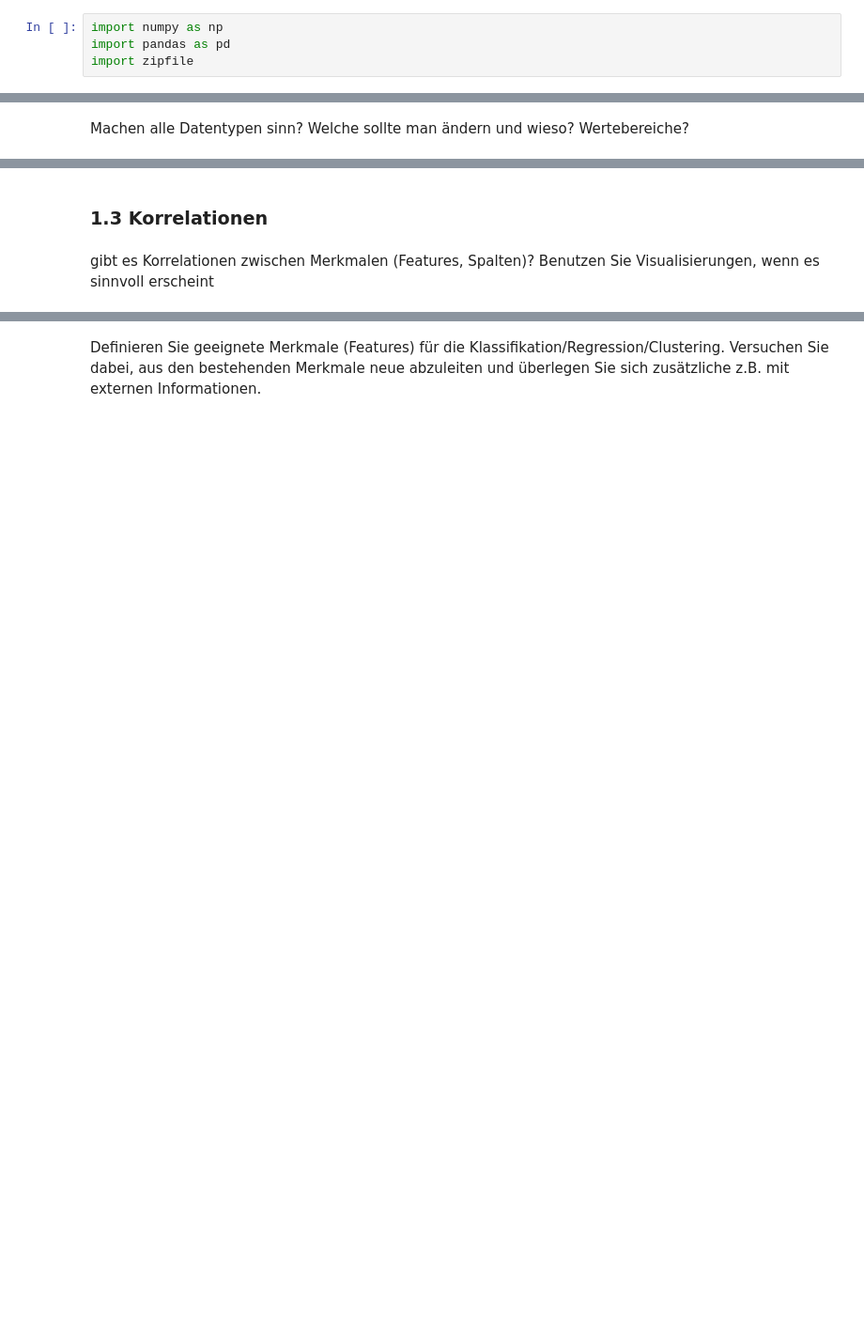
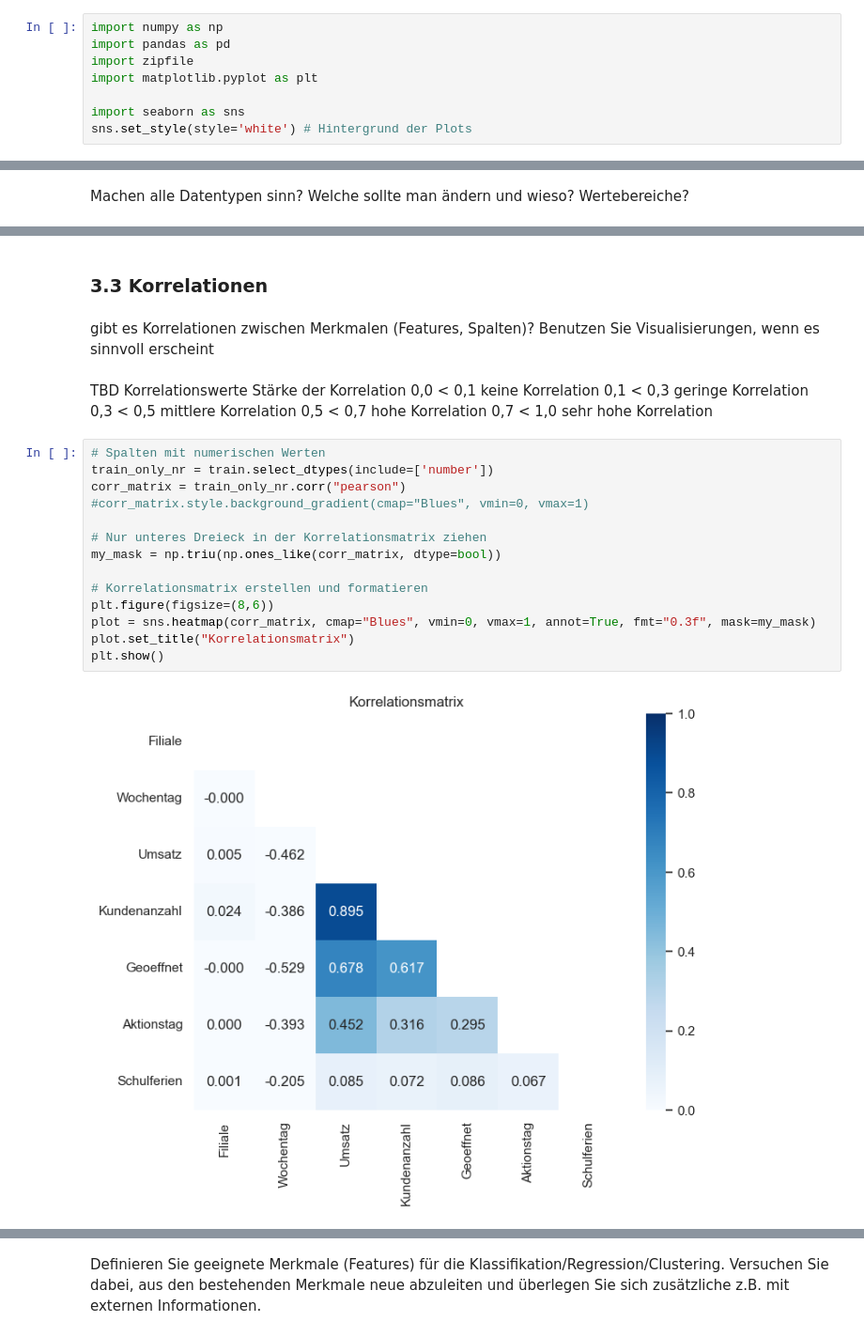
Before and after one commit to AliceKitchkin/Forecasting-Rossmann-Store-Sales, a Jupyter notebook: Forecasting_Notebook.ipynb, the cells around one changed output, grey strips where cells are left out. Shown at 94% size. Cells and saved outputs as stored; diff of their text form; blank space fills up the shorter version.

Commit message:
Inhaltsverzeichnis, Korrelationsmatrix erstellt

```diff
--- a/Forecasting_Notebook.ipynb
+++ b/Forecasting_Notebook.ipynb
@@ -10,6 +26,10 @@ Datenquelle: [kaggle.com](https://www.kaggle.com/competitions/rossmann-store-sal
 import numpy as np
 import pandas as pd
 import zipfile
+import matplotlib.pyplot as plt
+
+import seaborn as sns
+sns.set_style(style='white') # Hintergrund der Plots
 # %%
 # unzip train-file, to large for github
 # train.csv is included in .gitignore
@@ -196,5 +197,29 @@ plt.show()
-# %% [markdown]
-### 1.3 Korrelationen
+# %% [markdown]
+### 3.3 Korrelationen <a id="3.3"></a> <br>
 # %% [markdown]
 gibt es Korrelationen zwischen Merkmalen (Features, Spalten)? Benutzen Sie Visualisierungen, wenn es sinnvoll erscheint
+# %% [markdown]
+TBD
+Korrelationswerte   Stärke der Korrelation
+0,0 < 0,1	        keine Korrelation
+0,1 < 0,3	        geringe Korrelation
+0,3 < 0,5	        mittlere Korrelation
+0,5 < 0,7	        hohe Korrelation
+0,7 < 1,0	        sehr hohe Korrelation
+# %%
+# Spalten mit numerischen Werten
+train_only_nr = train.select_dtypes(include=['number'])
+corr_matrix = train_only_nr.corr("pearson")
+#corr_matrix.style.background_gradient(cmap="Blues", vmin=0, vmax=1)
+
+# Nur unteres Dreieck in der Korrelationsmatrix ziehen
+my_mask = np.triu(np.ones_like(corr_matrix, dtype=bool))
+
+# Korrelationsmatrix erstellen und formatieren
+plt.figure(figsize=(8,6))
+plot = sns.heatmap(corr_matrix, cmap="Blues", vmin=0, vmax=1, annot=True, fmt="0.3f", mask=my_mask)
+plot.set_title("Korrelationsmatrix")
+plt.show()
+# %% [output]
+[figure, added]
 # %% [markdown]
```
Also changed, not shown: parts of 17 cells of this notebook.
